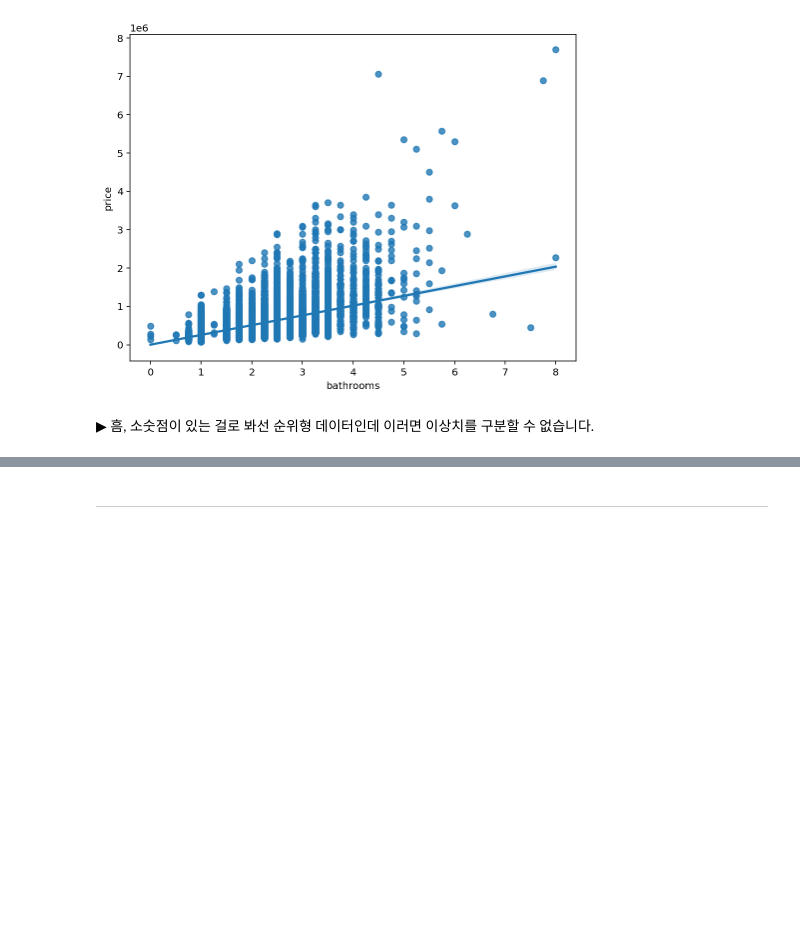
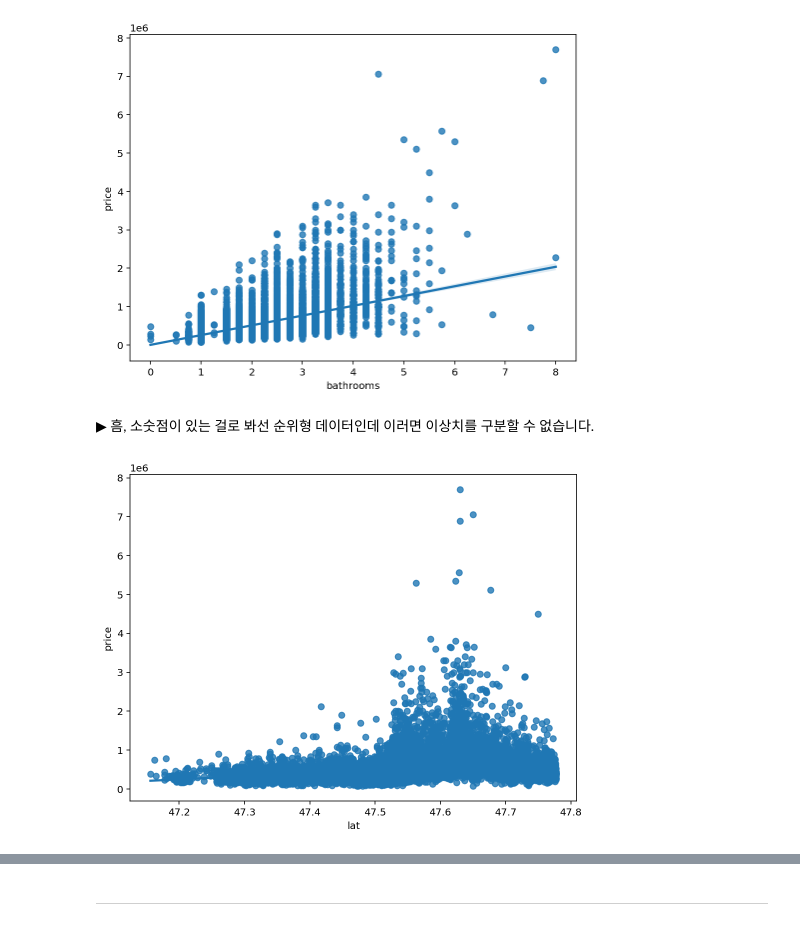
Before and after one commit to ethan-yoo/2022_AIFFEL_Exploration, a Jupyter notebook: E04_kaggle_housing.ipynb, the cells around one changed output, grey strips where cells are left out. Cells and saved outputs as stored; diff of their text form; code cells hidden in the pictures; blank space fills up the shorter version.

```diff
--- a/E04_kaggle_housing.ipynb
+++ b/E04_kaggle_housing.ipynb
@@ -1220,3 +1221,10 @@ fig = sns.regplot(x='bathrooms', y='price', data=data)
 [figure]
 # %% [markdown]
 ▶︎ 흠, 소숫점이 있는 걸로 봐선 순위형 데이터인데 이러면 이상치를 구분할 수 없습니다.
+# %%
+# lat
+data = pd.concat([train4['price'], train4['lat']], axis=1)
+f, ax = plt.subplots(figsize=(8,6))
+fig = sns.regplot(x='lat', y='price', data=data)
+# %% [output]
+[figure, added]
```
Also changed, not shown: parts of 18 cells of this notebook.
